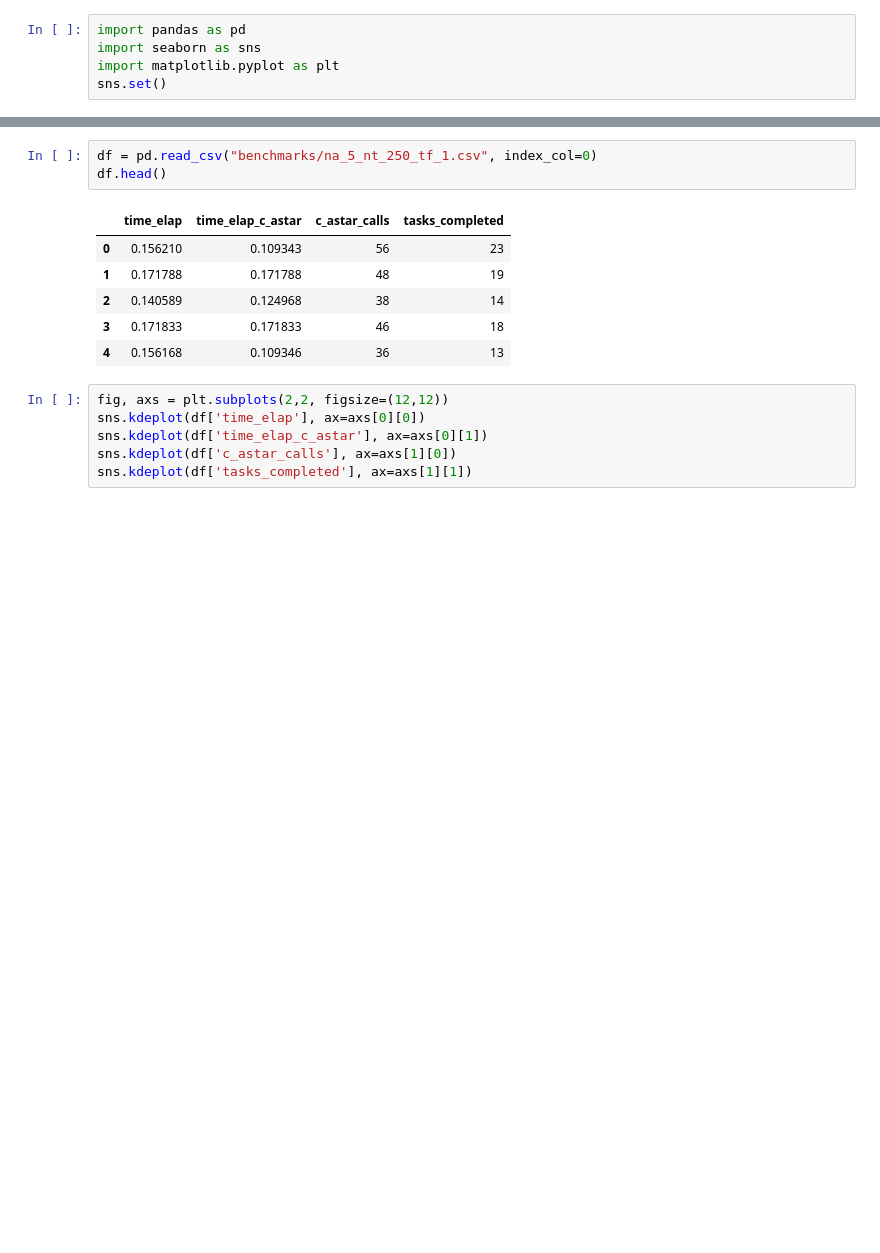
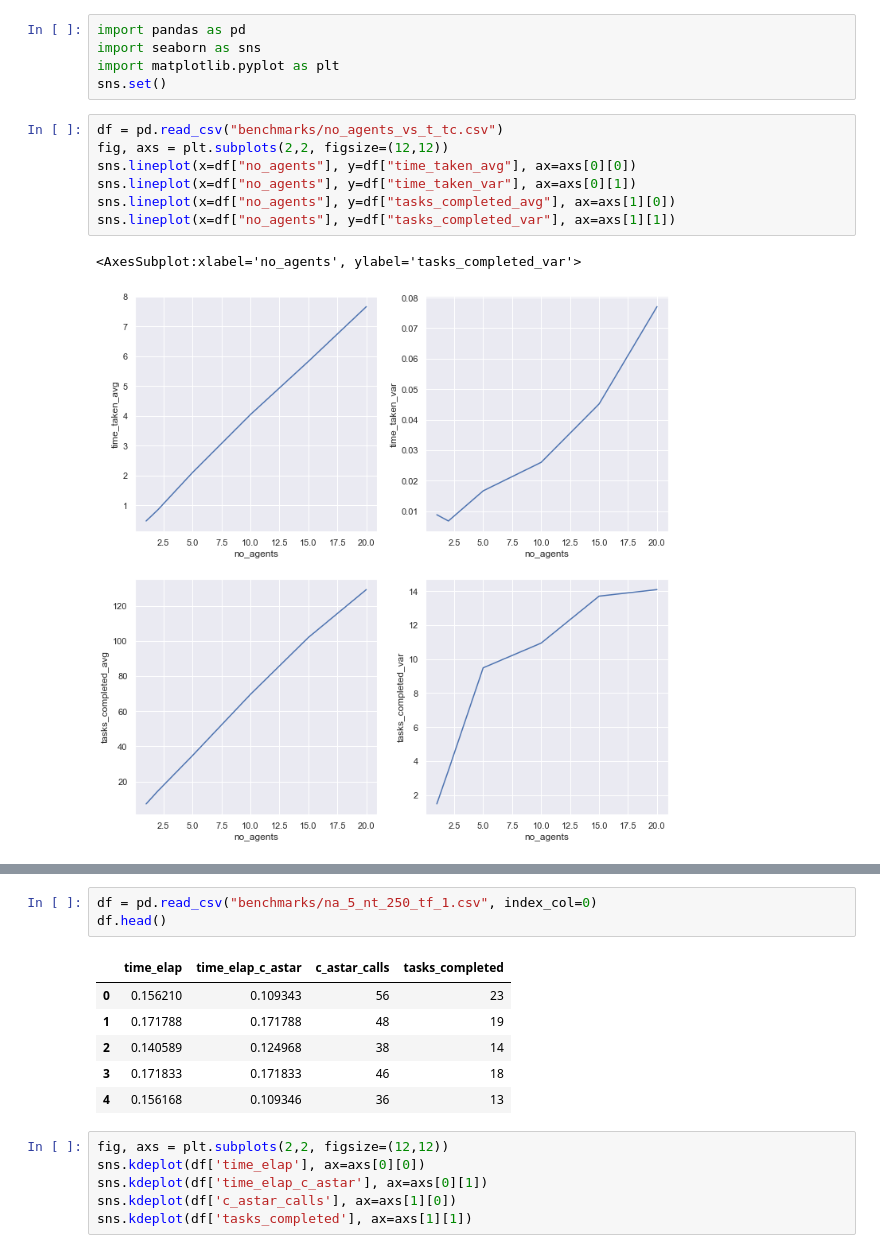
Before and after one commit to SimonRosen173/MultiAgentPathFinding, a Jupyter notebook: MAPD/Vis.ipynb, the cells around one changed output, grey strips where cells are left out. Saved outputs shown, nothing was run; the diff lists cells and outputs as text; blank space fills up the shorter version.

Commit message:
Fixed TokenPassing for CooperativeAStarFast and did some benchmarking

```diff
--- a/MAPD/Vis.ipynb
+++ b/MAPD/Vis.ipynb
@@ -3,3 +3,13 @@ import pandas as pd
 import seaborn as sns
 import matplotlib.pyplot as plt
 sns.set()
+# %%
+df = pd.read_csv("benchmarks/no_agents_vs_t_tc.csv")
+fig, axs = plt.subplots(2,2, figsize=(12,12))
+sns.lineplot(x=df["no_agents"], y=df["time_taken_avg"], ax=axs[0][0])
+sns.lineplot(x=df["no_agents"], y=df["time_taken_var"], ax=axs[0][1])
+sns.lineplot(x=df["no_agents"], y=df["tasks_completed_avg"], ax=axs[1][0])
+sns.lineplot(x=df["no_agents"], y=df["tasks_completed_var"], ax=axs[1][1])
+# %% [output]
+<AxesSubplot:xlabel='no_agents', ylabel='tasks_completed_var'>
+[figure, added]
```
Also changed, not shown: parts of 4 cells of this notebook, 13 other files.
